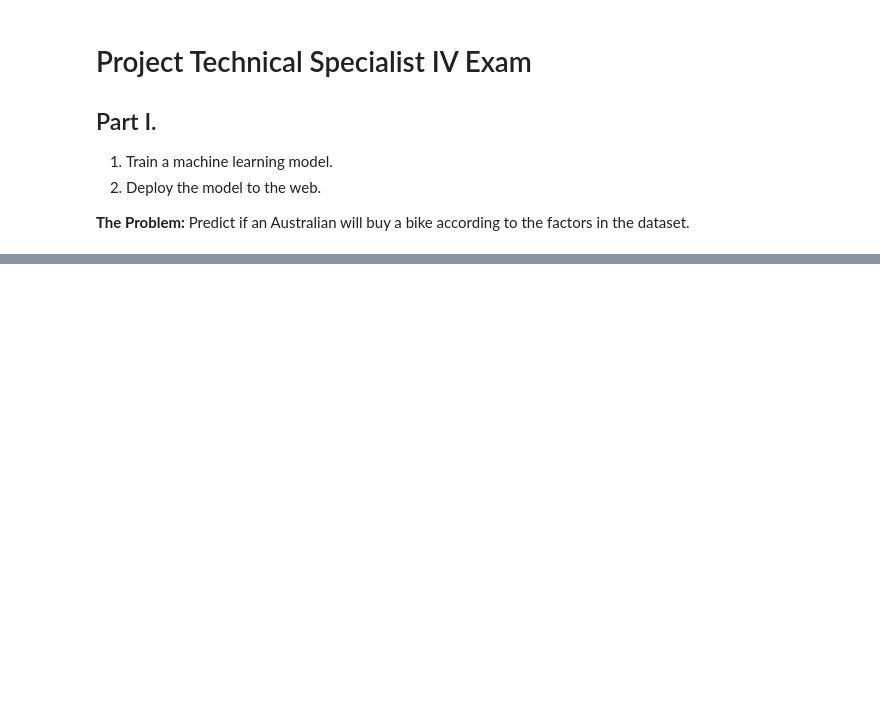
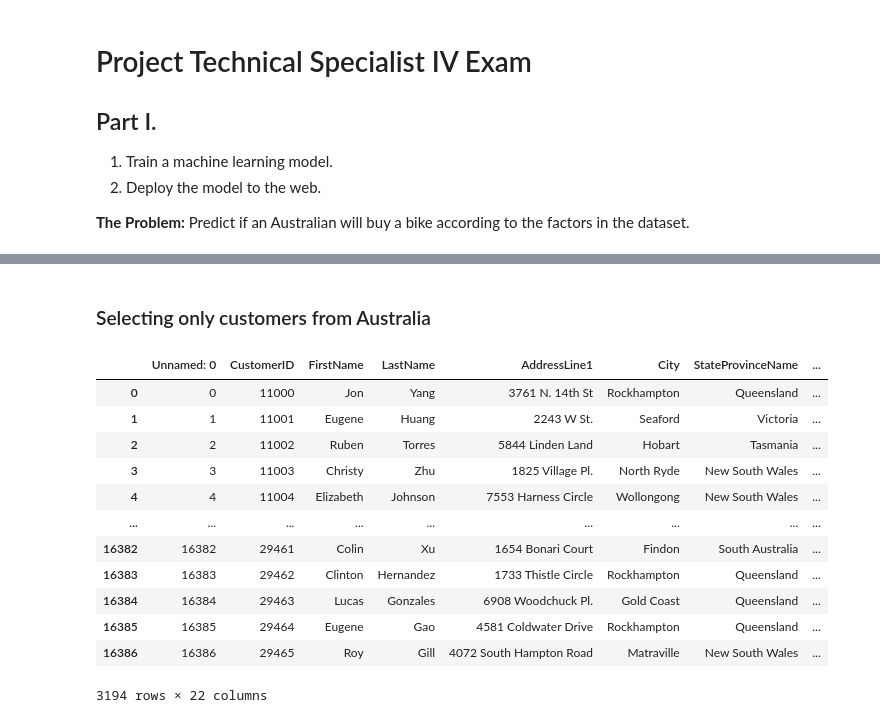
Before and after one commit to tankTopTaro/DOST-FNRI-Assessment, a Jupyter notebook: DOST_FNRI_Assessment.ipynb, the cells around one changed output, grey strips where cells are left out. Saved outputs shown, nothing was run; the diff lists cells and outputs as text; code cells hidden in the pictures; blank space fills up the shorter version.

```diff
--- a/DOST_FNRI_Assessment.ipynb
+++ b/DOST_FNRI_Assessment.ipynb
@@ -35,0 +77,19 @@ data_set
+# %% [markdown]
+### Selecting only customers from Australia
+# %%
+australian_df = df[df['CountryRegionName'].isin(['Australia'])].copy()
+australian_df
+# %% [output]
+|  | Unnamed: 0 | CustomerID | FirstName | LastName | AddressLine1 | City | StateProvinceName | ... |
+| 0 | 0 | 11000 | Jon | Yang | 3761 N. 14th St | Rockhampton | Queensland | ... |
+| 1 | 1 | 11001 | Eugene | Huang | 2243 W St. | Seaford | Victoria | ... |
+| 2 | 2 | 11002 | Ruben | Torres | 5844 Linden Land | Hobart | Tasmania | ... |
+| 3 | 3 | 11003 | Christy | Zhu | 1825 Village Pl. | North Ryde | New South Wales | ... |
+| 4 | 4 | 11004 | Elizabeth | Johnson | 7553 Harness Circle | Wollongong | New South Wales | ... |
+| ... | ... | ... | ... | ... | ... | ... | ... | ... |
+| 16382 | 16382 | 29461 | Colin | Xu | 1654 Bonari Court | Findon | South Australia | ... |
+| 16383 | 16383 | 29462 | Clinton | Hernandez | 1733 Thistle Circle | Rockhampton | Queensland | ... |
+| 16384 | 16384 | 29463 | Lucas | Gonzales | 6908 Woodchuck Pl. | Gold Coast | Queensland | ... |
+| 16385 | 16385 | 29464 | Eugene | Gao | 4581 Coldwater Drive | Rockhampton | Queensland | ... |
+| 16386 | 16386 | 29465 | Roy | Gill | 4072 South Hampton Road | Matraville | New South Wales | ... |
+3194 rows × 22 columns
```
Also changed, not shown: parts of 25 cells of this notebook.
